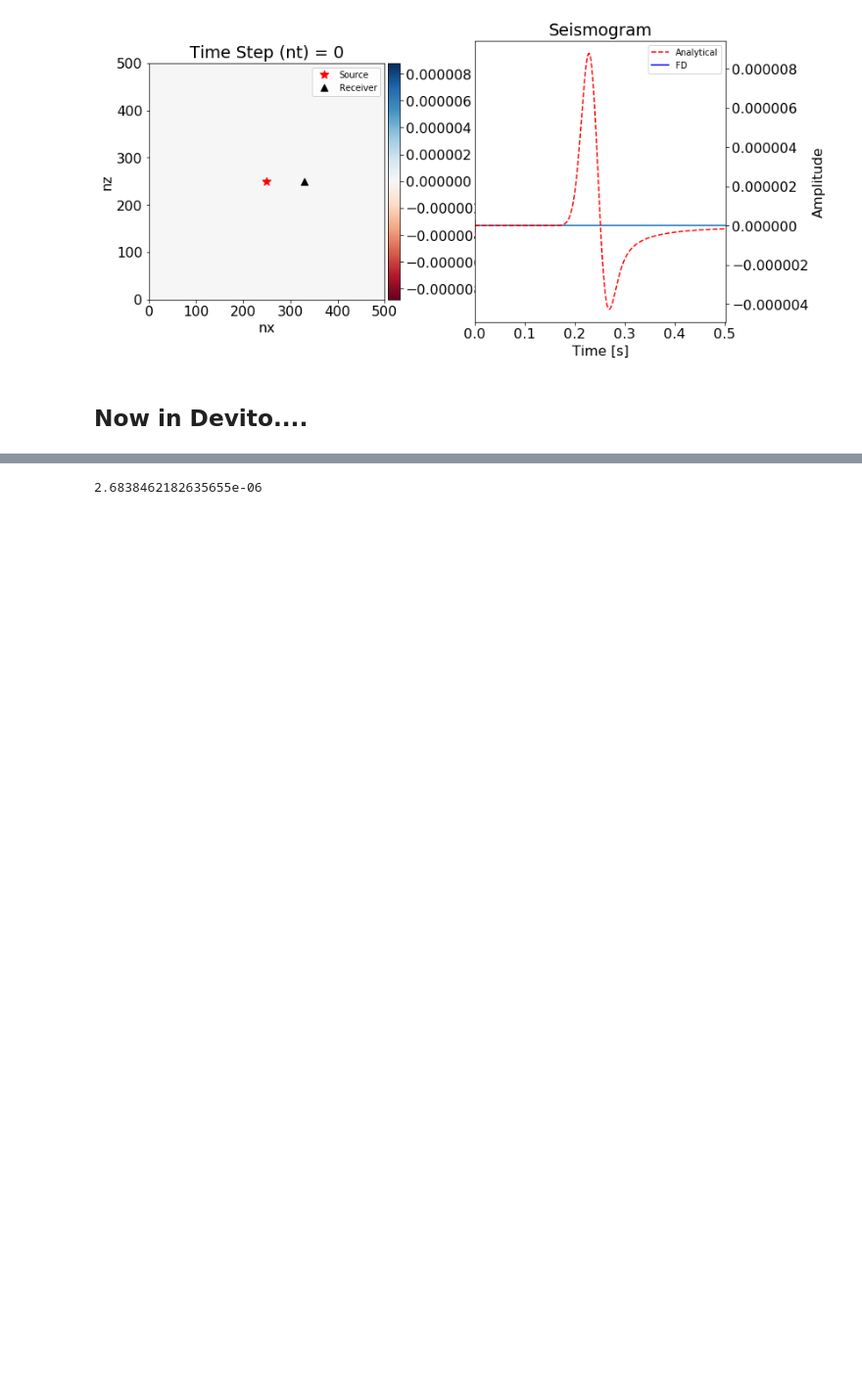
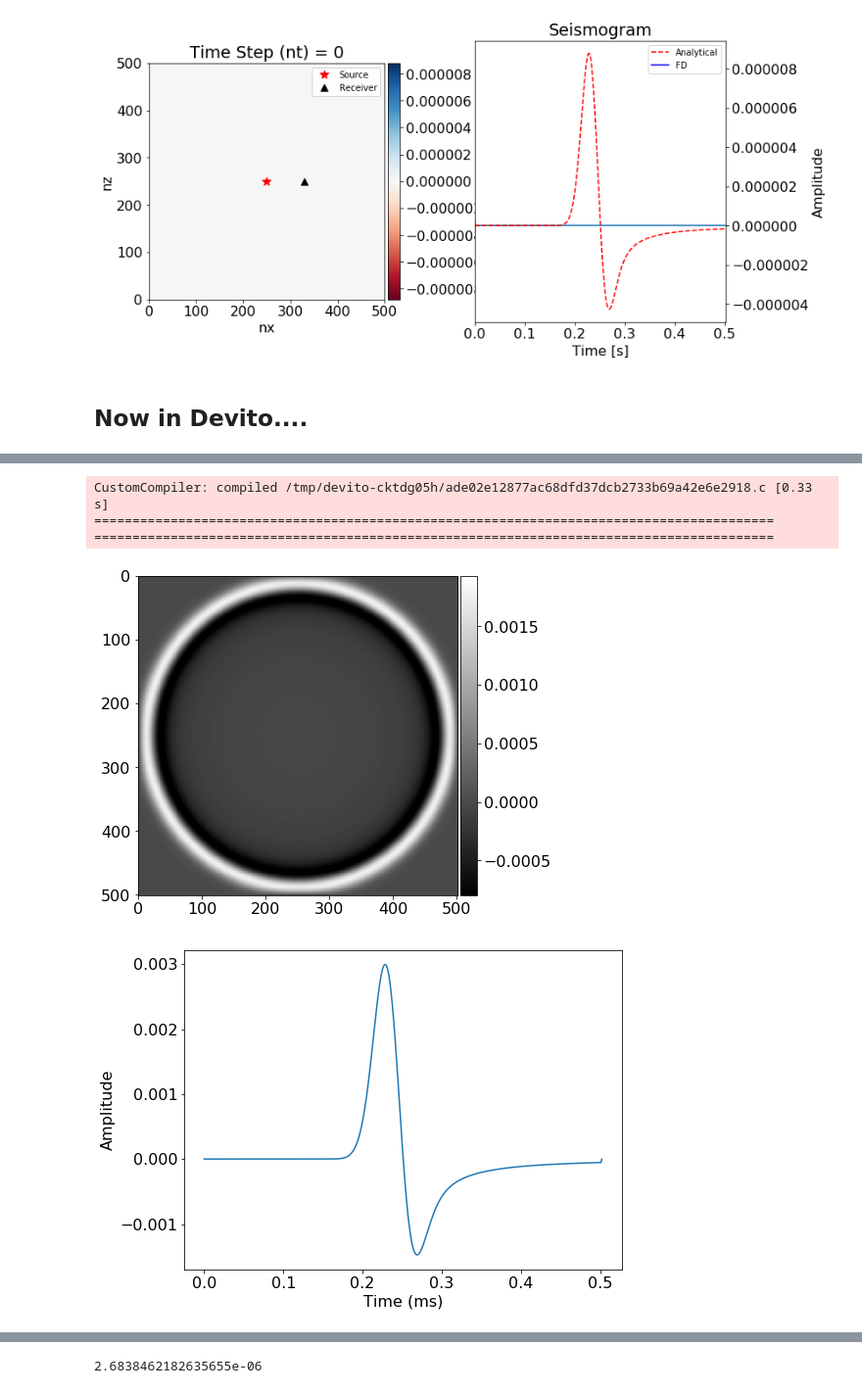
Before and after one commit to gamdow/devito, a Jupyter notebook: examples/seismic/convergence.ipynb, the cells around one changed output, grey strips where cells are left out. Shown at 98% size. Saved outputs shown, nothing was run; the diff lists cells and outputs as text; code cells hidden in the pictures; blank space fills up the shorter version.

Commit message:
Convergence: Tweak the comparison setup a little further

```diff
--- a/examples/seismic/convergence.ipynb
+++ b/examples/seismic/convergence.ipynb
@@ -202,20 +202,33 @@ plot_velocity(model, source=src.coordinates.data, receiver=rec.coordinates.data)
 # %%
 from examples.seismic.acoustic import AcousticWaveSolver
 from sympy import solve
 
+solver = AcousticWaveSolver(model, src, rec, space_order=2)
+#data , u0, _ = solver.forward(src=src, m=model.m)
 
-#solver = AcousticWaveSolver(model, src, rec, space_order=2)
-#data , u0, _ = solver.forward(src=src, m=model.m)
-#u = TimeFunction(name='u', grid=model.grid, space_order=2, time_order=2)
-#data = Receiver(name='data', grid=model.grid, npoint=1, ntime=nt)
-#data.coordinates.data[0, :] = [330., 250.]
-#op = solver.op_fwd(False)
-#args = {'u': u, 'rec': data, 'src': src, 'time': nt, 'dt': dt * 1000.}# model.critical_dt}
+u = TimeFunction(name='u', grid=model.grid, space_order=2, time_order=2)
+data = Receiver(name='data', grid=model.grid, npoint=1, ntime=nt)
+data.coordinates.data[0, :] = [330., 250.]
+
+# Tweak the units to our convention (km/s)
+model.vp = np.zeros((nx+1, nz+1), dtype=np.float32) + 0.580
+src.data[:, 0] = _source / 1000.
+
+op = solver.op_fwd(False)
+args = {'u': u, 'rec': data, 'src': src, 'time': nt, 'dt': dt*1000.}# model.critical_dt}
 #print(op.ccode)
 #print(op.arguments(**args)['src_coords'])
-#op(**args)
+op(**args)
 
 #print(dt)
 #print(model.critical_dt)
-
-#plot_image(u.data[0])
+plot_image(u.data[0])
+plot_seismogram(data.data[:, 0], time=time)
+seis_data = {'Numerical': data.data[:, 0] / 1000., 'Analytical': Gc}
+plot_seismogram(seis_data, time=time)
+# %% [output]
+CustomCompiler: compiled /tmp/devito-cktdg05h/ade02e12877ac68dfd37dcb2733b69a42e6e2918.c [0.33 s]
+=========================================================================================
+=========================================================================================
+[figure, added]
+[figure, added]
```
Also changed, not shown: parts of 4 cells of this notebook.
